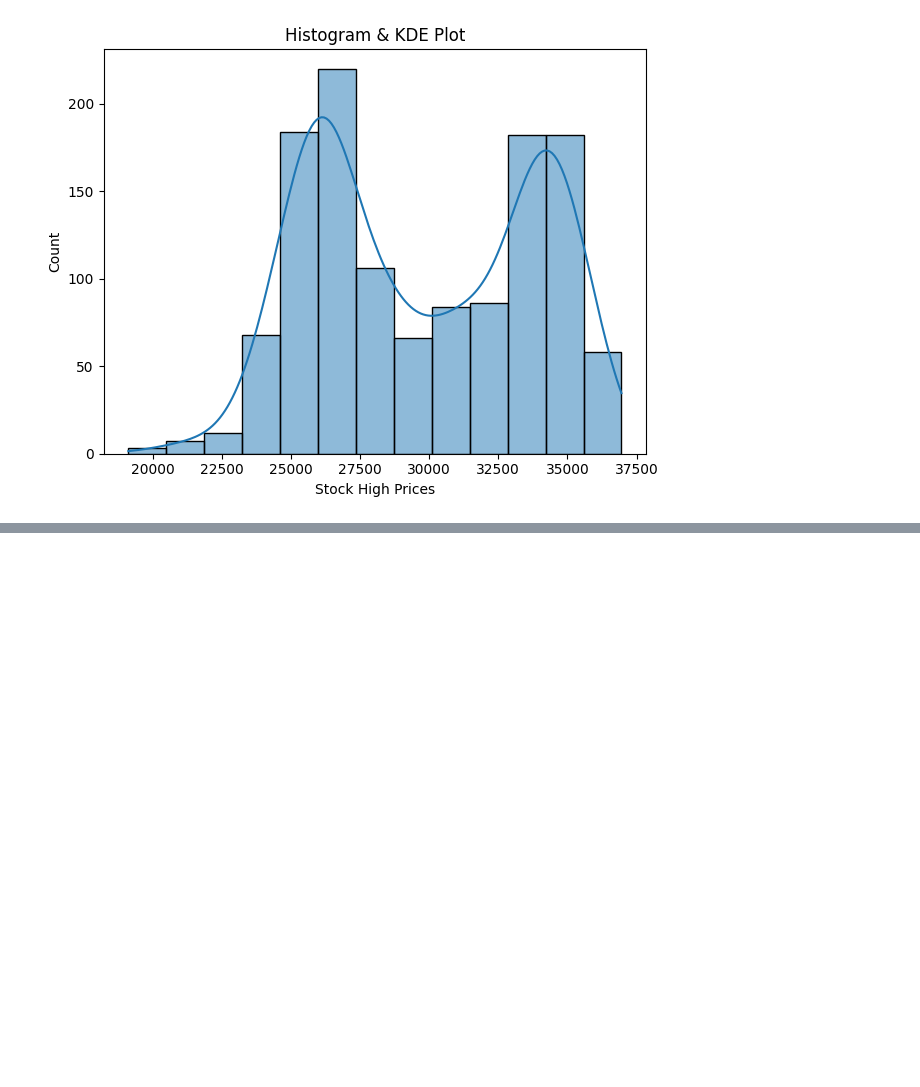
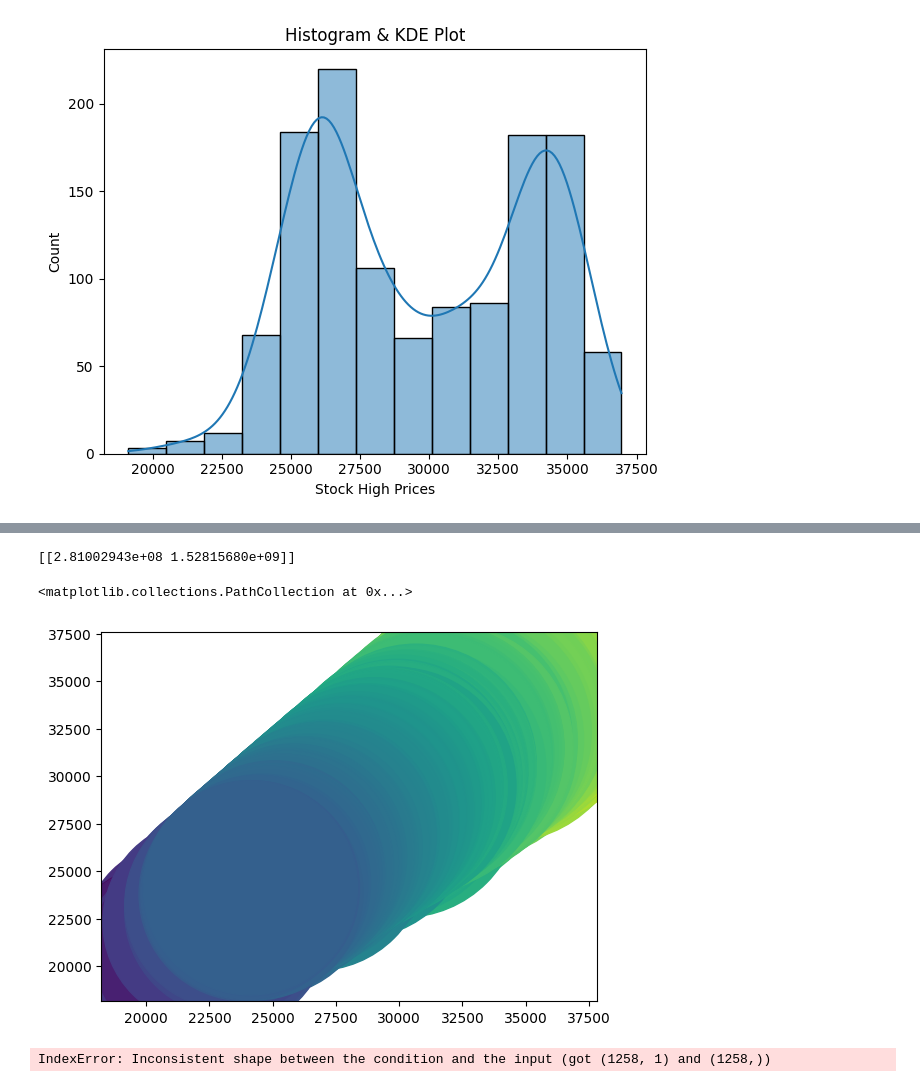
Before and after one commit to sumit-kumar-guptaa/Stock-Prediction, a Jupyter notebook: stock.ipynb, the cells around one changed output, grey strips where cells are left out. Drawn from its saved outputs; the diff is of its cells as text; code cells hidden in the pictures; blank space fills up the shorter version.

```diff
--- a/stock.ipynb
+++ b/stock.ipynb
@@ -107,0 +193,22 @@ print(x.value_counts().sum())
+# %%
+if 'Date' in x_test.columns:
+    x_test['Date'] = pd.to_datetime(x_test['Date']).astype('int64') / 1e9  # Convert to float
+
+# Extract the row correctly and reshape
+sample = x_test.iloc[5].values.reshape(1, -1)
+
+# Make prediction
+prediction = lr.predict(sample)
+
+print(prediction)
+# %% [output]
+[[2.81002943e+08 1.52815680e+09]]
+# %%
+plt.scatter(df['High'], df['Open'], df['Low'], df['Close*'])
+# %% [output]
+<matplotlib.collections.PathCollection at 0x...>
+[figure, added]
+# %%
+sns.heatmap(df['High'], df['Open'], df['Low'], df['Close*'])
+# %% [output]
+IndexError: Inconsistent shape between the condition and the input (got (1258, 1) and (1258,))
```
Also changed, not shown: parts of 19 cells of this notebook.
